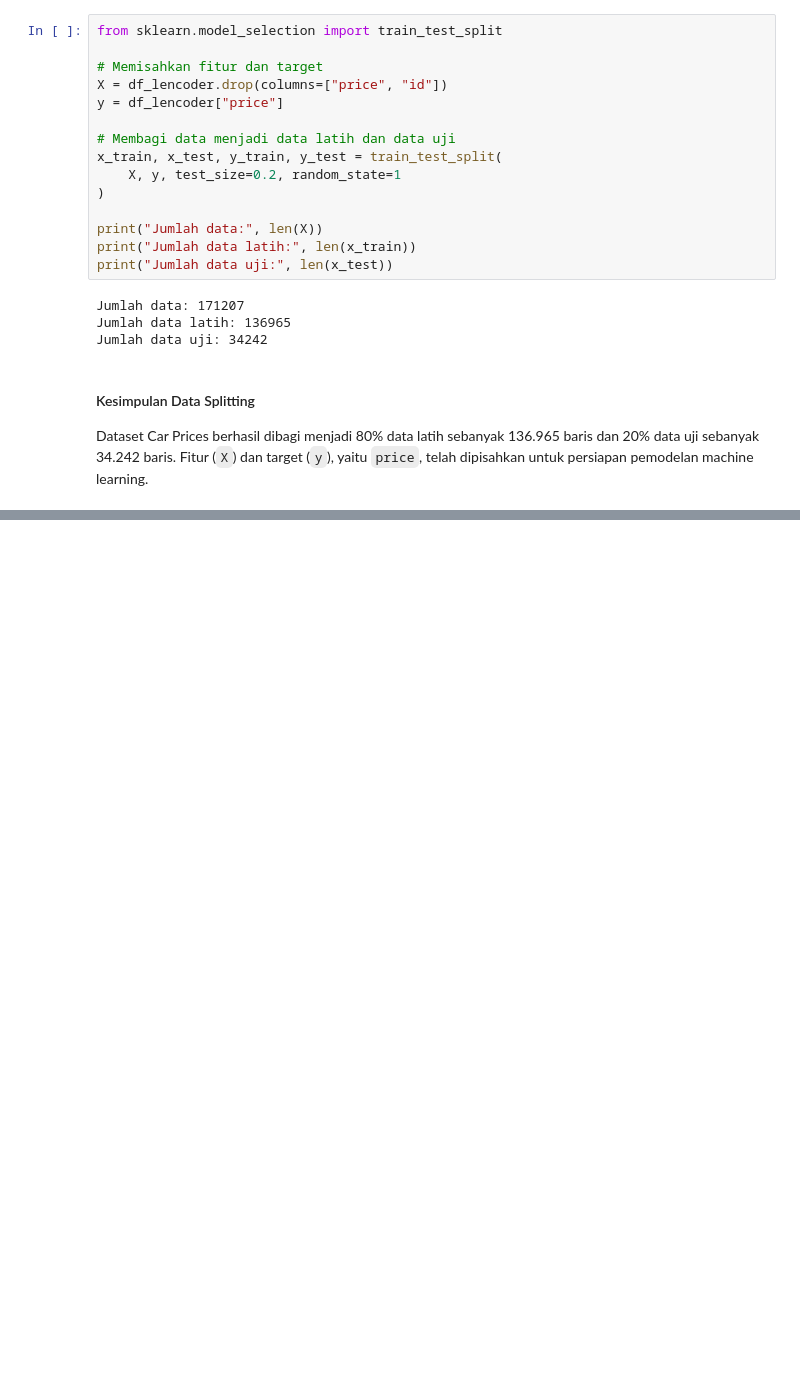
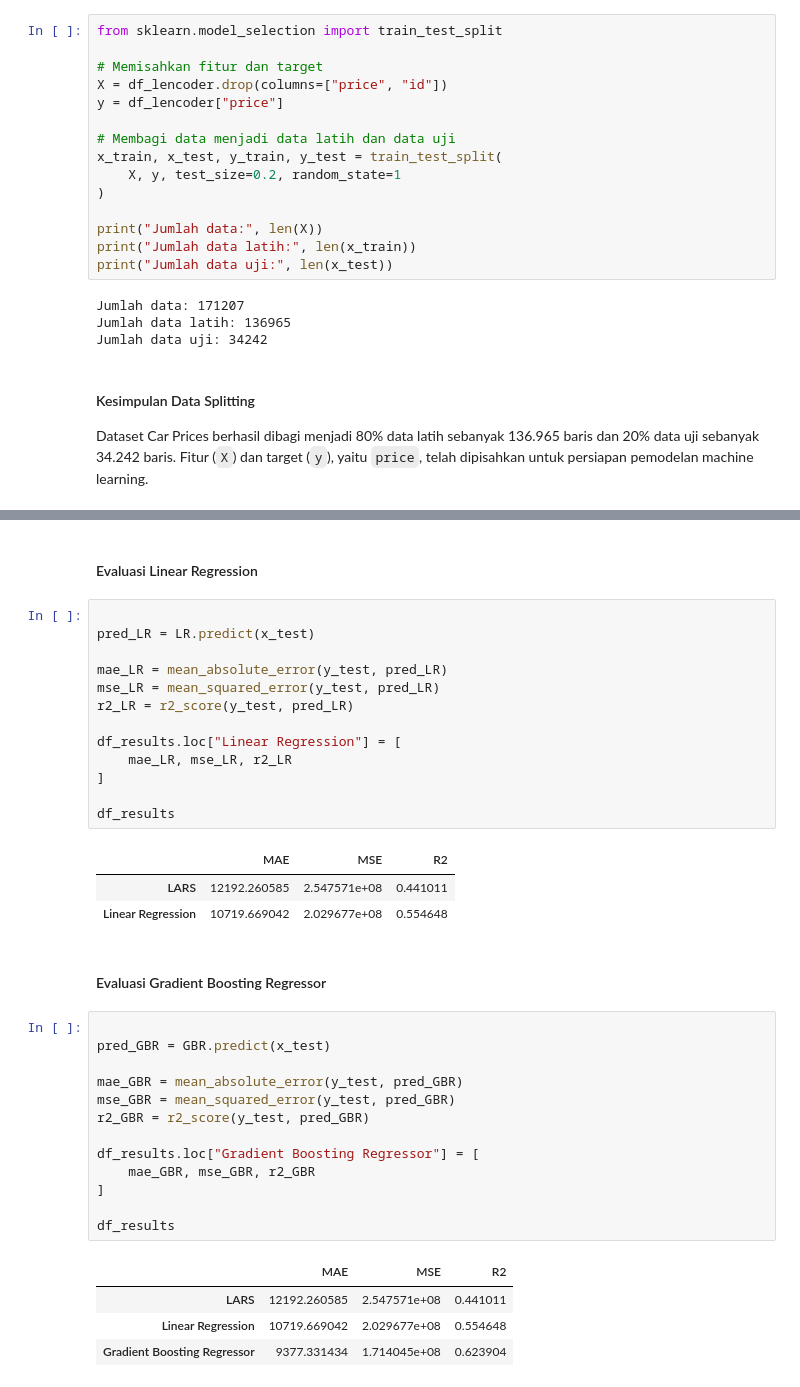
Before and after one commit to Oxjun/Machine_Learning, a Jupyter notebook: Tugas_car-prices/Tugas_car-prices.ipynb, the cells around one changed output, grey strips where cells are left out. Cells and saved outputs as stored; diff of their text form; blank space fills up the shorter version.

```diff
--- a/Tugas_car-prices/Tugas_car-prices.ipynb
+++ b/Tugas_car-prices/Tugas_car-prices.ipynb
@@ -610,0 +669,39 @@ df = train.loc[condition].copy()
+# %% [markdown]
+#### Evaluasi Linear Regression
+# %%
+
+pred_LR = LR.predict(x_test)
+
+mae_LR = mean_absolute_error(y_test, pred_LR)
+mse_LR = mean_squared_error(y_test, pred_LR)
+r2_LR = r2_score(y_test, pred_LR)
+
+df_results.loc["Linear Regression"] = [
+    mae_LR, mse_LR, r2_LR
+]
+
+df_results
+# %% [output]
+|  | MAE | MSE | R2 |
+| LARS | 12192.260585 | 2.547571e+08 | 0.441011 |
+| Linear Regression | 10719.669042 | 2.029677e+08 | 0.554648 |
+# %% [markdown]
+#### Evaluasi Gradient Boosting Regressor
+# %%
+
+pred_GBR = GBR.predict(x_test)
+
+mae_GBR = mean_absolute_error(y_test, pred_GBR)
+mse_GBR = mean_squared_error(y_test, pred_GBR)
+r2_GBR = r2_score(y_test, pred_GBR)
+
+df_results.loc["Gradient Boosting Regressor"] = [
+    mae_GBR, mse_GBR, r2_GBR
+]
+
+df_results
+# %% [output]
+|  | MAE | MSE | R2 |
+| LARS | 12192.260585 | 2.547571e+08 | 0.441011 |
+| Linear Regression | 10719.669042 | 2.029677e+08 | 0.554648 |
+| Gradient Boosting Regressor | 9377.331434 | 1.714045e+08 | 0.623904 |
```
Also changed, not shown: parts of 18 cells of this notebook, 5 other files.
